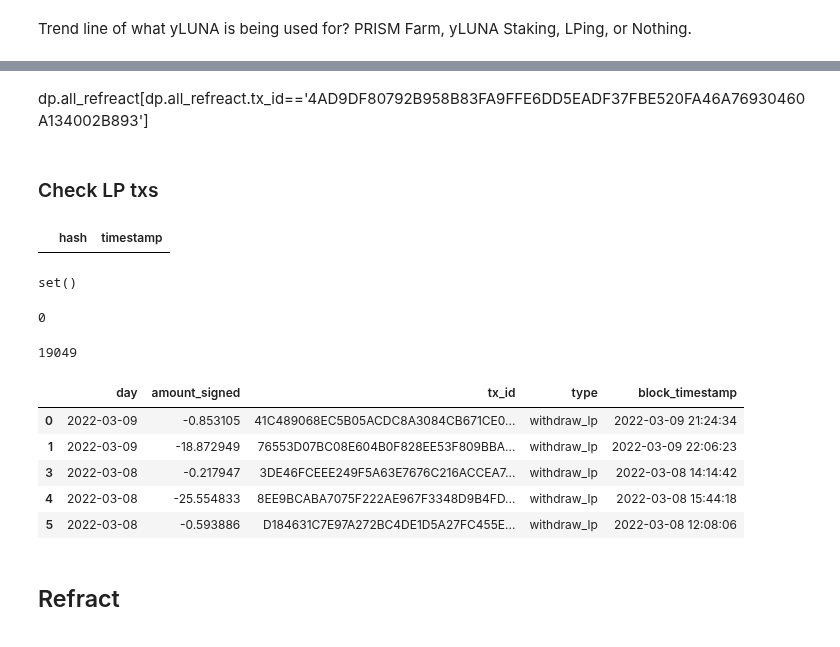
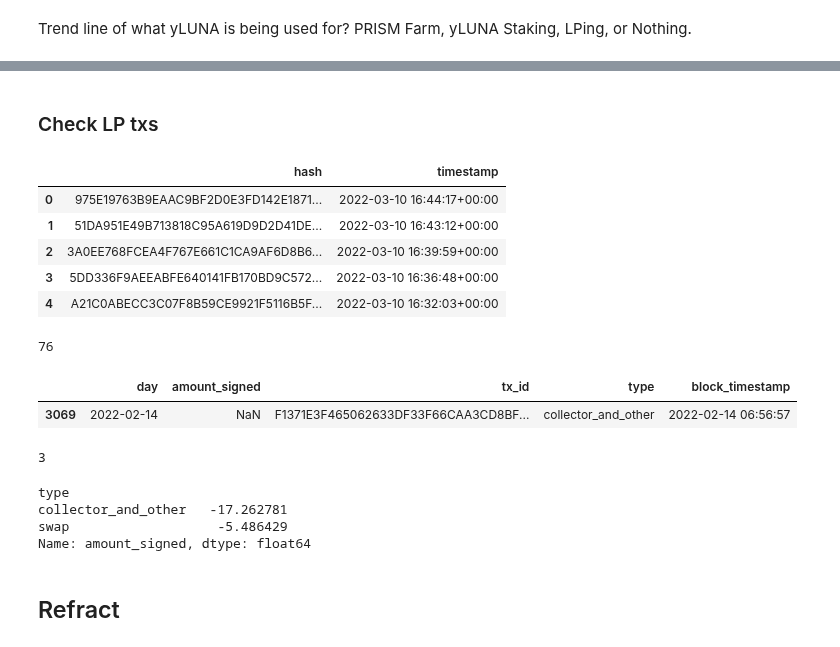
Before and after one commit to IncioMan/prism_forge, a Jupyter notebook: notebook/Prism Farm - Analytics.ipynb, the cells around one changed output, grey strips where cells are left out. Drawn from its saved outputs; the diff is of its cells as text; code cells hidden in the pictures.

```diff
--- a/notebook/Prism Farm - Analytics.ipynb
+++ b/notebook/Prism Farm - Analytics.ipynb
@@ -183,24 +183,24 @@ class DataProvider:
 
     def get_amount_yluna(self,row):
         #Swapping Prism for yLuna
-        for i in range(-1,11):
+        for i in range(-1,6):
             prefix = f"{i}_" if i >= 0 else ""
             if(row[f'{prefix}offer_asset'] == 'cw20:terra17wkadg0tah554r35x6wvff0y5s7ve8npcjfuhz'):
                 return row[f'{prefix}offer_amount']
         #Asking for yLuna from the pool
-        for i in range(-1,11):
+        for i in range(-1,6):
             prefix = f"{i}_" if i >= 0 else ""
             if(row[f'{prefix}ask_asset'] == 'cw20:terra17wkadg0tah554r35x6wvff0y5s7ve8npcjfuhz'):
                 return -row[f'{prefix}return_amount']
         #Swapping PRISM for yLuna
-        for i in range(-1,11):
+        for i in range(-1,6):
             prefix = f"{i}_" if i >= 0 else ""
             if(row[f'{prefix}contract_address'] == 'terra1kqc65n5060rtvcgcktsxycdt2a4r67q2zlvhce'):
                 if(row[f'{prefix}from'] == 'terra1kqc65n5060rtvcgcktsxycdt2a4r67q2zlvhce'):
                     if(row[f'{prefix}action'] == 'swap'):
                         return row[f'{i}_amount']
         #Sending yLuna to the pool
-        for i in range(-1,11):
+        for i in range(-1,6):
             prefix = f"{i}_" if i >= 0 else ""
             if(row[f'{prefix}contract_address'] == 'terra1dh9478k2qvqhqeajhn75a2a7dsnf74y5ukregw'):
                 if(row[f'{prefix}from'] == 'terra1kqc65n5060rtvcgcktsxycdt2a4r67q2zlvhce'):
@@ -331,8 +331,6 @@ dp = DataProvider(claim,get_url,'../data')
 dp.load_from_csv()
 dp.polish()
 dp.daily_delta()
-# %% [markdown]
-dp.all_refreact[dp.all_refreact.tx_id=='4AD9DF80792B958B83FA9FFE6DD5EADF37FBE520FA46A76930460A134002B893']
 # %% [markdown]
 ### Check LP txs
 # %%
@@ -341,34 +339,39 @@ contract = 'terra1kqc65n5060rtvcgcktsxycdt2a4r67q2zlvhce'
 txs = pd.read_csv(f'../data/txs/{contract}.csv', index_col=0)
 txs.timestamp = pd.to_datetime(txs.timestamp)
 # %%
-txs = txs[txs.timestamp.apply(str) < '2022-03-07']
+txs = txs[txs.timestamp.apply(str) < dp.all_lps.block_timestamp.max()]
 txs.head()
 # %% [output]
 |  | hash | timestamp |
+| 0 | 975E19763B9EAAC9BF2D0E3FD142E1871... | 2022-03-10 16:44:17+00:00 |
+| 1 | 51DA951E49B713818C95A619D9D2D41DE... | 2022-03-10 16:43:12+00:00 |
+| 2 | 3A0EE768FCEA4F767E661C1CA9AF6D8B6... | 2022-03-10 16:39:59+00:00 |
+| 3 | 5DD336F9AEEABFE640141FB170BD9C572... | 2022-03-10 16:36:48+00:00 |
+| 4 | A21C0ABECC3C07F8B59CE9921F5116B5F... | 2022-03-10 16:32:03+00:00 |
 # %%
 missing_txs = set(txs.hash.values).difference(set(dp.all_lps.tx_id.values))
-missing_txs
+#missing_txs
+len(missing_txs)
 # %% [output]
-set()
+76
-# %%
-len(missing_txs)
-# %% [output]
-0
+# %%
+dp.all_lps[dp.all_lps.amount_signed.isna()]
+# %% [output]
+|  | day | amount_signed | tx_id | type | block_timestamp |
+| 3069 | 2022-02-14 | NaN | F1371E3F465062633DF33F66CAA3CD8BF... | collector_and_other | 2022-02-14 06:56:57 |
 # %%
 extra_txs = set(dp.all_lps.tx_id.values).difference(set(txs.hash.values))
 # %%
 len(extra_txs)
 # %% [output]
-19049
+3
 # %%
-dp.all_lps[dp.all_lps.tx_id.isin(extra_txs)].head()
+dp.all_lps[dp.all_lps.tx_id.isin(extra_txs)].groupby('type').amount_signed.sum()
 # %% [output]
-|  | day | amount_signed | tx_id | type | block_timestamp |
-| 0 | 2022-03-09 | -0.853105 | 41C489068EC5B05ACDC8A3084CB671CE0... | withdraw_lp | 2022-03-09 21:24:34 |
-| 1 | 2022-03-09 | -18.872949 | 76553D07BC08E604B0F828EE53F809BBA... | withdraw_lp | 2022-03-09 22:06:23 |
-| 3 | 2022-03-08 | -0.217947 | 3DE46FCEEE249F5A63E7676C216ACCEA7... | withdraw_lp | 2022-03-08 14:14:42 |
-| 4 | 2022-03-08 | -25.554833 | 8EE9BCABA7075F222AE967F3348D9B4FD... | withdraw_lp | 2022-03-08 15:44:18 |
-| 5 | 2022-03-08 | -0.593886 | D184631C7E97A272BC4DE1D5A27FC455E... | withdraw_lp | 2022-03-08 12:08:06 |
+type
+collector_and_other   -17.262781
+swap                   -5.486429
+Name: amount_signed, dtype: float64
 # %% [markdown]
 ## Refract
 # %%
```
Also changed, not shown: parts of 4 cells of this notebook, 5 other files.
